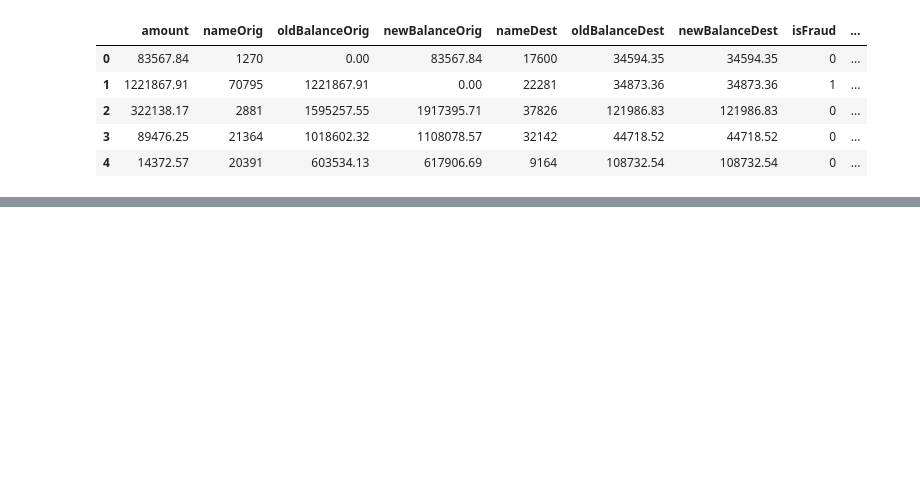
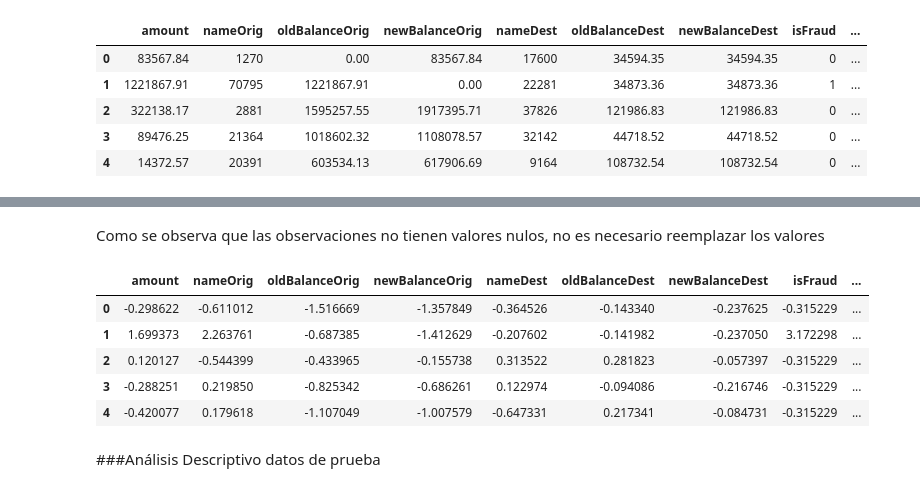
Before and after one commit to jechavarria12/Parcial_1_Fraude, a Jupyter notebook: Parcial_1_Fraude.ipynb, the cells around one changed output, grey strips where cells are left out. Saved outputs shown, nothing was run; the diff lists cells and outputs as text; code cells hidden in the pictures; blank space fills up the shorter version.

```diff
--- a/Parcial_1_Fraude.ipynb
+++ b/Parcial_1_Fraude.ipynb
@@ -50,0 +52,4 @@ IterableDatasetDict({
+# %%
+# Cargar la base de datos
+dataset = load_dataset("rohan-chandrashekar/credit_fraud_detection")
+dataset
@@ -51,7 +64,7 @@ IterableDatasetDict({
 # %%
-df_train = pd.DataFrame(list(dataset['train'].take(100000)))
+#División de los datos: 80% train y 20% test
+df_train = pd.DataFrame(list(dataset['train'].take(80000)))
 df_test = pd.DataFrame(list(dataset['test'].take(20000)))
-df_train.head()
 # %% [output]
 |  | amount | nameOrig | oldBalanceOrig | newBalanceOrig | nameDest | oldBalanceDest | newBalanceDest | isFraud | ... |
 | 0 | 83567.84 | 1270 | 0.00 | 83567.84 | 17600 | 34594.35 | 34594.35 | 0 | ... |
@@ -70,0 +102,8 @@ df_test.head()
+# %%
+#Eliminar valores de NA de la variable de interés
+df_train = df_train.dropna(subset=['isFraud'])
+
+#Separar los datos de entrada X como variables explicativas y la variable a predecir Y en df_train
+X_train,y_train = df_train.drop(['isFraud'], axis=1), df_train['isFraud']
+display(X_train.head())
+display(y_train.head())
@@ -70,0 +143,30 @@ df_test.head()
+# %% [markdown]
+Como se observa que las observaciones no tienen valores nulos, no es necesario reemplazar los valores
+# %%
+#Estandarizar los valores de las variables
+from sklearn.preprocessing import StandardScaler
+
+df_train_numerico = df_train.select_dtypes(include=['number'])
+
+# Aplicar StandardScaler
+scaler = StandardScaler()
+df_train_estandarizado = scaler.fit_transform(df_train_numerico)
+
+# Convertir el resultado en DataFrame
+df_train_estandarizado = pd.DataFrame(df_train_estandarizado, columns=df_train_numerico.columns)
+
+# Unir con las columnas no numéricas
+df_train_st = df_train.drop(columns=df_train_numerico.columns).reset_index(drop=True)
+df_train_st = pd.concat([df_train_st, df_train_estandarizado], axis=1)
+
+# Mostrar las primeras filas del DataFrame final
+df_train_st .head()
+# %% [output]
+|  | amount | nameOrig | oldBalanceOrig | newBalanceOrig | nameDest | oldBalanceDest | newBalanceDest | isFraud | ... |
+| 0 | -0.298622 | -0.611012 | -1.516669 | -1.357849 | -0.364526 | -0.143340 | -0.237625 | -0.315229 | ... |
+| 1 | 1.699373 | 2.263761 | -0.687385 | -1.412629 | -0.207602 | -0.141982 | -0.237050 | 3.172298 | ... |
+| 2 | 0.120127 | -0.544399 | -0.433965 | -0.155738 | 0.313522 | 0.281823 | -0.057397 | -0.315229 | ... |
+| 3 | -0.288251 | 0.219850 | -0.825342 | -0.686261 | 0.122974 | -0.094086 | -0.216746 | -0.315229 | ... |
+| 4 | -0.420077 | 0.179618 | -1.107049 | -1.007579 | -0.647331 | 0.217341 | -0.084731 | -0.315229 | ... |
+# %% [markdown]
+###Análisis Descriptivo datos de prueba
```
Also changed, not shown: parts of 22 cells of this notebook.
